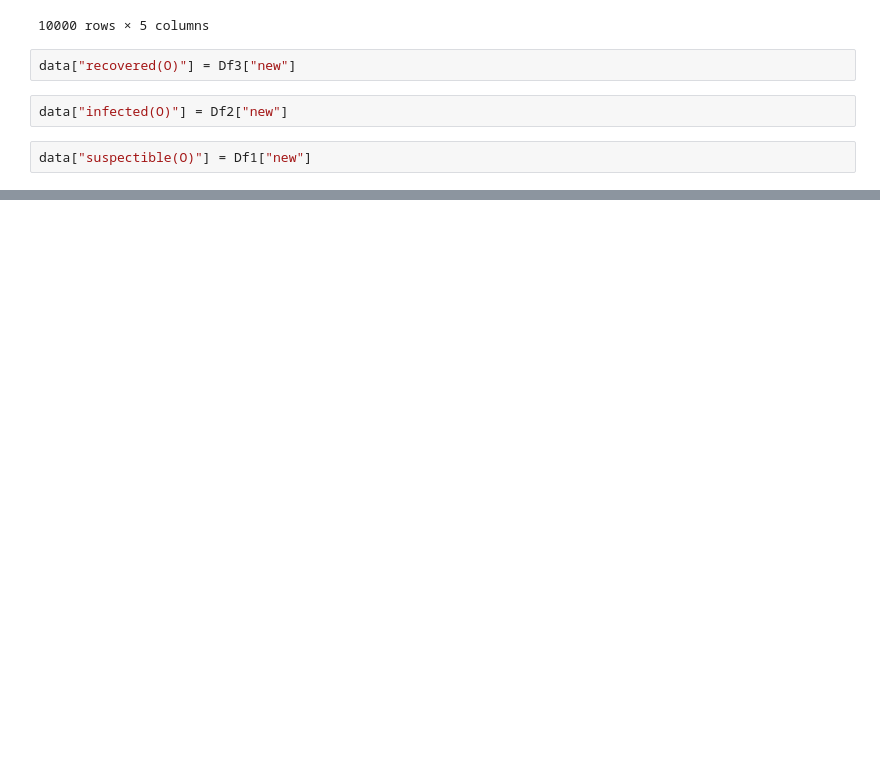
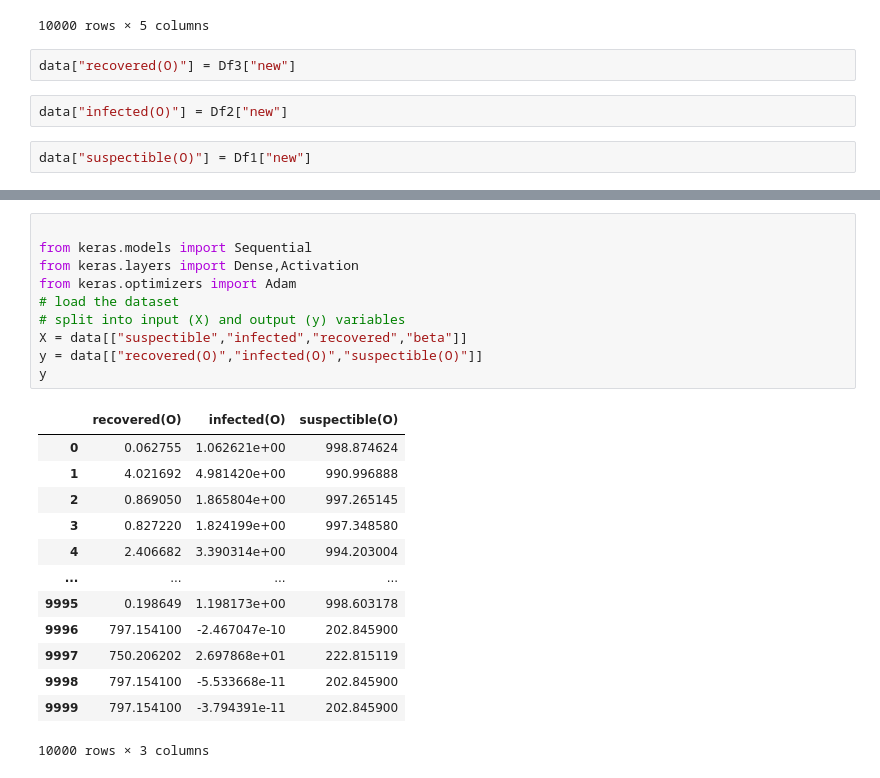
Before and after one commit to dharma610/Neural-network-model-for-compartmenral-model-SIR-and-SEIR-, a Jupyter notebook: Untitled7.ipynb, the cells around one changed output, grey strips where cells are left out. Drawn from its saved outputs; the diff is of its cells as text; blank space fills up the shorter version.

```diff
--- a/Untitled7.ipynb
+++ b/Untitled7.ipynb
@@ -295 +295,25 @@ data
 10000 rows × 8 columns
+# %%
+
+from keras.models import Sequential
+from keras.layers import Dense,Activation
+from keras.optimizers import Adam
+# load the dataset
+# split into input (X) and output (y) variables
+X = data[["suspectible","infected","recovered","beta"]]
+y = data[["recovered(O)","infected(O)","suspectible(O)"]]
+y
+# %% [output]
+|  | recovered(O) | infected(O) | suspectible(O) |
+| 0 | 0.062755 | 1.062621e+00 | 998.874624 |
+| 1 | 4.021692 | 4.981420e+00 | 990.996888 |
+| 2 | 0.869050 | 1.865804e+00 | 997.265145 |
+| 3 | 0.827220 | 1.824199e+00 | 997.348580 |
+| 4 | 2.406682 | 3.390314e+00 | 994.203004 |
+| ... | ... | ... | ... |
+| 9995 | 0.198649 | 1.198173e+00 | 998.603178 |
+| 9996 | 797.154100 | -2.467047e-10 | 202.845900 |
+| 9997 | 750.206202 | 2.697868e+01 | 222.815119 |
+| 9998 | 797.154100 | -5.533668e-11 | 202.845900 |
+| 9999 | 797.154100 | -3.794391e-11 | 202.845900 |
+10000 rows × 3 columns
```
Also changed, not shown: parts of 14 cells of this notebook.
